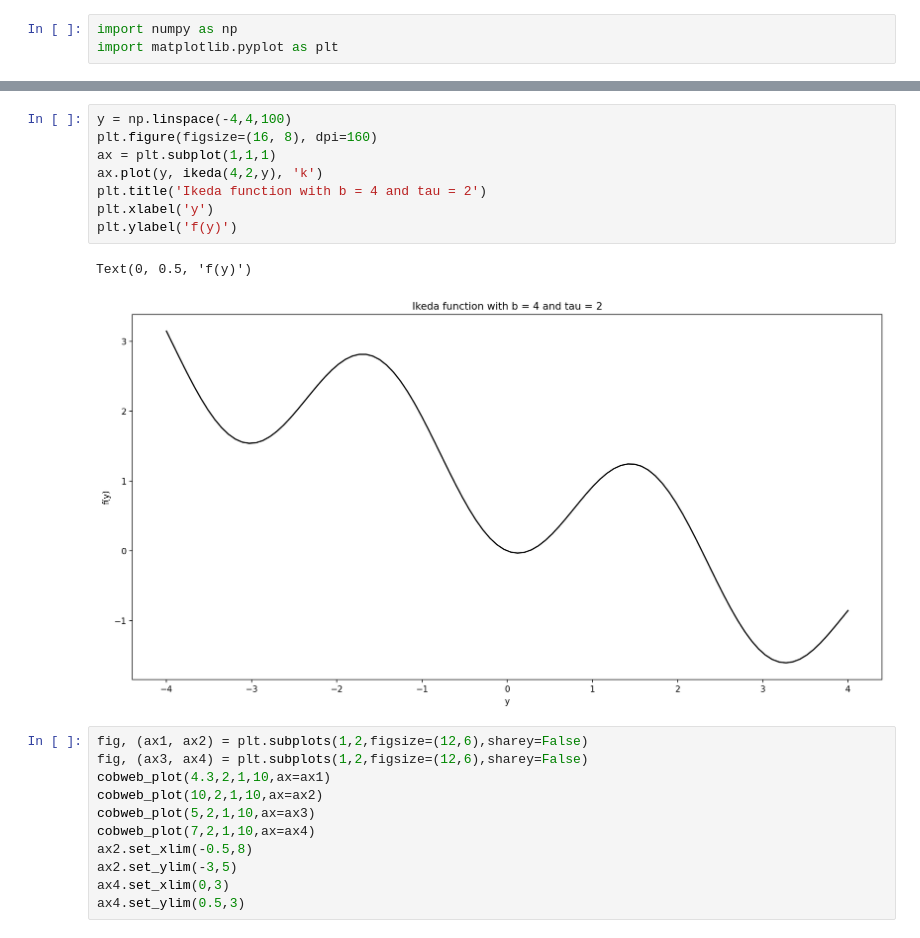
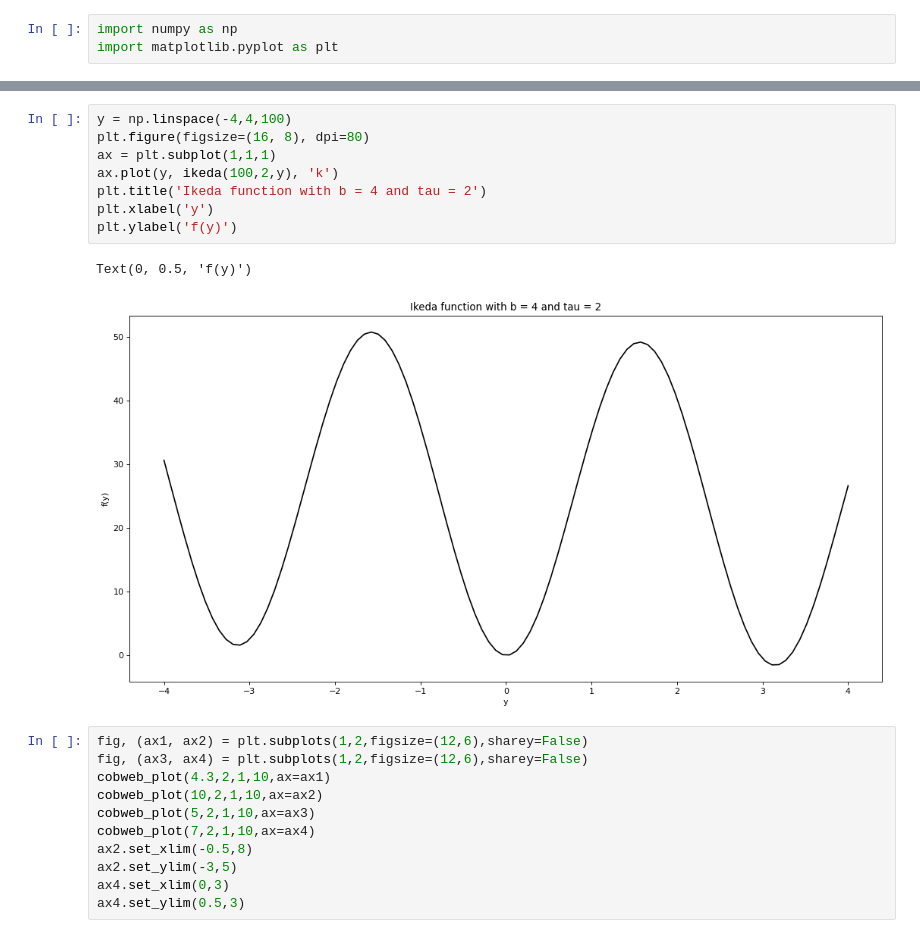
Before and after one commit to ihkim94/Ikeda, a Jupyter notebook: Ikeda_map.ipynb, the cells around one changed output, grey strips where cells are left out. Cells and saved outputs as stored; diff of their text form.

```diff
--- a/Ikeda_map.ipynb
+++ b/Ikeda_map.ipynb
@@ -125,14 +207,14 @@ class IkedaModel:
 # %%
 y = np.linspace(-4,4,100)
-plt.figure(figsize=(16, 8), dpi=160)
+plt.figure(figsize=(16, 8), dpi=80)
 ax = plt.subplot(1,1,1)
-ax.plot(y, ikeda(4,2,y), 'k')
+ax.plot(y, ikeda(100,2,y), 'k')
 plt.title('Ikeda function with b = 4 and tau = 2')
 plt.xlabel('y')
 plt.ylabel('f(y)')
 # %% [output]
 Text(0, 0.5, 'f(y)')
-[figure, old version]
+[figure, new version]
 # %%
 fig, (ax1, ax2) = plt.subplots(1,2,figsize=(12,6),sharey=False)
 fig, (ax3, ax4) = plt.subplots(1,2,figsize=(12,6),sharey=False)
```
Also changed, not shown: parts of 8 cells of this notebook, 4 other files.
